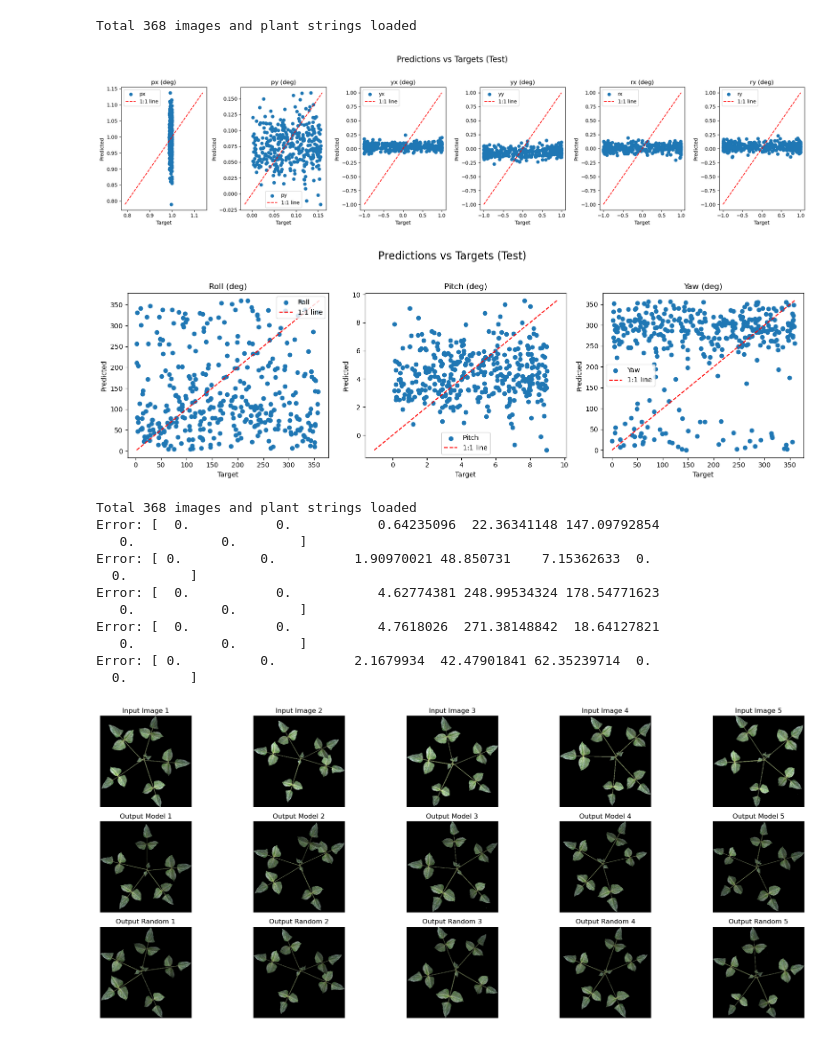
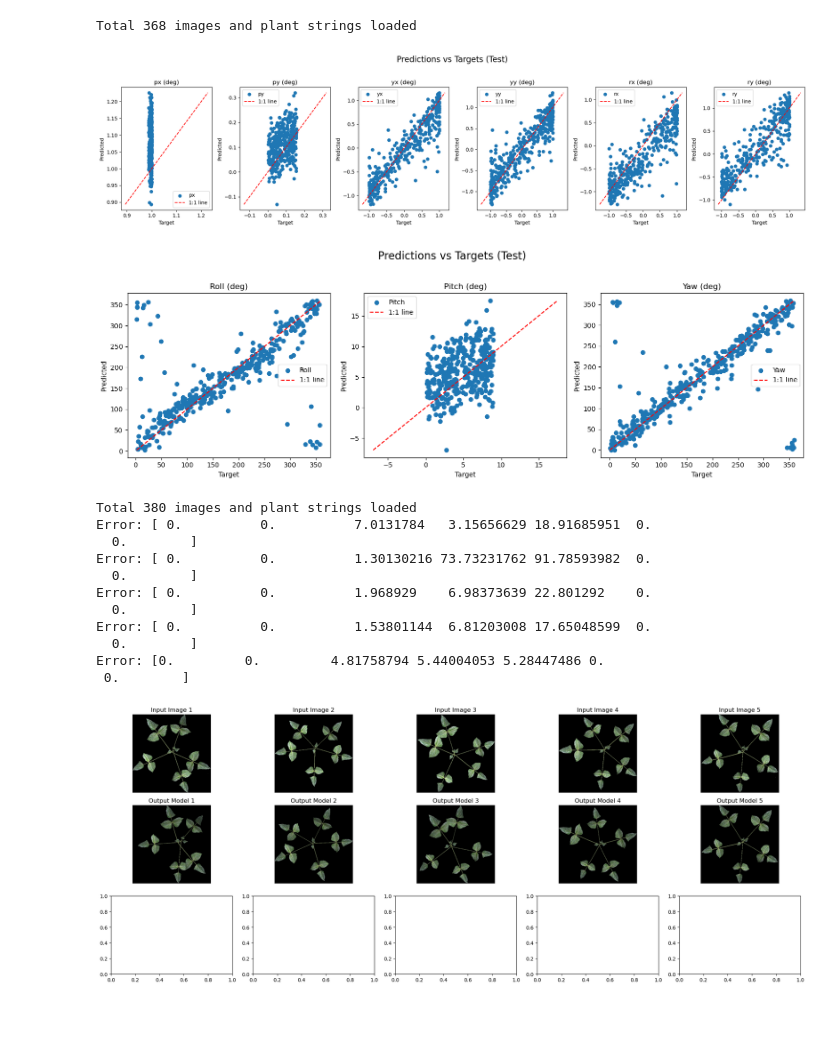
Before and after one commit to GEMINI-Breeding/Image2PlantArchitecture, a Jupyter notebook: src/test_regression_deg2coord.ipynb, the cells around one changed output. Cells and saved outputs as stored; diff of their text form; code cells hidden in the pictures.

Commit message:
Best model for regression

```diff
--- a/src/test_regression_deg2coord.ipynb
+++ b/src/test_regression_deg2coord.ipynb
@@ -98,7 +98,7 @@ plt.show()
 # %%
 from models.plightning import SimpleRegressionTest
 device = torch.device("cuda" if torch.cuda.is_available() else "cpu")
-model = SimpleRegressionTest.load_from_checkpoint("../log/20241011_StraightForwardStructureNoDepth/version_1/checkpoints/best_epoch=20.ckpt")
+model = SimpleRegressionTest.load_from_checkpoint("../log/20241017_SimpleRegressionTest/version_2/checkpoints/best_epoch=10.ckpt")
 model = model.to(device)
 model.eval()
 # model.freeze()
@@ -277,7 +277,7 @@ fig.suptitle("Predictions vs Targets (Test)", fontsize=16)
 plt.tight_layout(rect=[0, 0, 1, 0.95])
 plt.show()
 # %% [output]
-[figure, old version]
+[figure, new version]
 # %%
 from utils import quaternion_to_euler
 import matplotlib.pyplot as plt
@@ -316,7 +316,7 @@ fig.suptitle("Predictions vs Targets (Test)", fontsize=16)
 plt.tight_layout(rect=[0, 0, 1, 0.95])
 plt.show()
 # %% [output]
-[figure, old version]
+[figure, new version]
 # %%
 import os
 import torch
@@ -339,7 +339,7 @@ p2m = plantstring2model(program_path="PlantString2Model/build", program_name="Pl
 
 # Define stages and dataset
 stages = ["003", "010", "016", "023"]
-test_dataset = PlantDataset("../data/generated_dataset_Sep22_black", plot=["004"], stages=stages[0],
+test_dataset = PlantDataset("../data/generated_dataset_Sep22_black", plot=["003"], stages=stages[0],
                             transform=transform, load_depth=False, preload=False, process_leaf=True, image_size=image_size)
 gen_dataloader = DataLoader(test_dataset, batch_size=1, shuffle=False, collate_fn=collate_fn)
 
@@ -384,52 +384,53 @@ for idx, (image, out, lengths) in enumerate(test_dataset):
 
     plant_vec_predicted = copy.deepcopy(plant_vec)
     plant_vec_predicted[0][2] = coordinates_to_angle(result[0], result[1], angle_max=180)
     plant_vec_predicted[0][3] = coordinates_to_angle(result[2], result[3])
     plant_vec_predicted[0][4] = coordinates_to_angle(result[4], result[5])
 
     error = calculate_error(plant_vec_predicted, plant_vec)
     print(f"Error: {error}")
 
     plant_string_file_name = save_plant_string(plant_vec_predicted, idx)
     generated_image_path = generate_image(p2m, plant_string_file_name, idx)
 
     img = cv2.imread(generated_image_path)
     leaf_area, plant_width, plant_height, leaf_img, _ = process_leaf_image(img, sqaure_crop=True, thr=0.2)
-    img = cv2.normalize(leaf_img, None, alpha=0, beta=255, norm_type=cv2.NORM_MINMAX, dtype=cv2.CV_8U)
-    img = cv2.resize(leaf_img, (image_size, image_size))
+    leaf_area = cv2.normalize(leaf_img, None, alpha=0, beta=255, norm_type=cv2.NORM_MINMAX, dtype=cv2.CV_8U)
+    leaf_img = cv2.resize(leaf_img, (image_size, image_size))
 
     row, col = divmod(idx, 5)
     image_vis = process_image(image, device)
     axes[row, col].imshow(image_vis[:, :, 0:3])
     axes[row, col].set_title(f"Input Image {idx + 1}")
     axes[row, col].axis('off')
 
-    display_image(axes[row + 1, col], img, f"Output Model {idx + 1}")
+    display_image(axes[row + 1, col], leaf_img, f"Output Model {idx + 1}")
 
-    # Add randomized plant vector
-    plant_vec_random = add_noise_plant_tokens(copy.deepcopy(plant_vec_predicted))
-    plant_string_file_name_random = save_plant_string(plant_vec_random, idx, suffix="random")
-    generated_image_path_random = generate_image(p2m, plant_string_file_name_random, idx, suffix="random")
+    # # Add randomized plant vector
+    # plant_vec_random = add_noise_plant_tokens(copy.deepcopy(plant_vec_predicted))
+    # plant_string_file_name_random = save_plant_string(plant_vec_random, idx, suffix="random")
+    # generated_image_path_random = generate_image(p2m, plant_string_file_name_random, idx, suffix="random")
 
-    img_random = cv2.imread(generated_image_path_random)
-    leaf_area, plant_width, plant_height, leaf_img, _ = process_leaf_image(img_random, sqaure_crop=True, thr=0.2)
-    img_random = cv2.normalize(leaf_img, None, alpha=0, beta=255, norm_type=cv2.NORM_MINMAX, dtype=cv2.CV_8U)
-    img_random = cv2.resize(leaf_img, (image_size, image_size))
+    # img_random = cv2.imread(generated_image_path_random)
+    # leaf_area, plant_width, plant_height, leaf_img, _ = process_leaf_image(img_random, sqaure_crop=True, thr=0.2)
+    # img_random = cv2.normalize(leaf_img, None, alpha=0, beta=255, norm_type=cv2.NORM_MINMAX, dtype=cv2.CV_8U)
+    # img_random = cv2.resize(leaf_img, (image_size, image_size))
 
-    display_image(axes[row + 2, col], img_random, f"Output Random {idx + 1}")
+    # display_image(axes[row + 2, col], img_random, f"Output Random {idx + 1}")
+
 
 plt.tight_layout()
 plt.show()
 # %% [output]
-Total 368 images and plant strings loaded
-Error: [  0.           0.           0.64235096  22.36341148 147.09792854
-   0.           0.        ]
-Error: [ 0.          0.          1.90970021 48.850731    7.15362633  0.
+Total 380 images and plant strings loaded
+Error: [ 0.          0.          7.0131784   3.15656629 18.91685951  0.
   0.        ]
-Error: [  0.           0.           4.62774381 248.99534324 178.54771623
-   0.           0.        ]
-Error: [  0.           0.           4.7618026  271.38148842  18.64127821
-   0.           0.        ]
-Error: [ 0.          0.          2.1679934  42.47901841 62.35239714  0.
+Error: [ 0.          0.          1.30130216 73.73231762 91.78593982  0.
   0.        ]
+Error: [ 0.          0.          1.968929    6.98373639 22.801292    0.
+  0.        ]
+Error: [ 0.          0.          1.53801144  6.81203008 17.65048599  0.
+  0.        ]
+Error: [0.         0.         4.81758794 5.44004053 5.28447486 0.
+ 0.        ]
-[figure, old version]
+[figure, new version]
```
Also changed, not shown: parts of 3 cells of this notebook, 3 other files.
